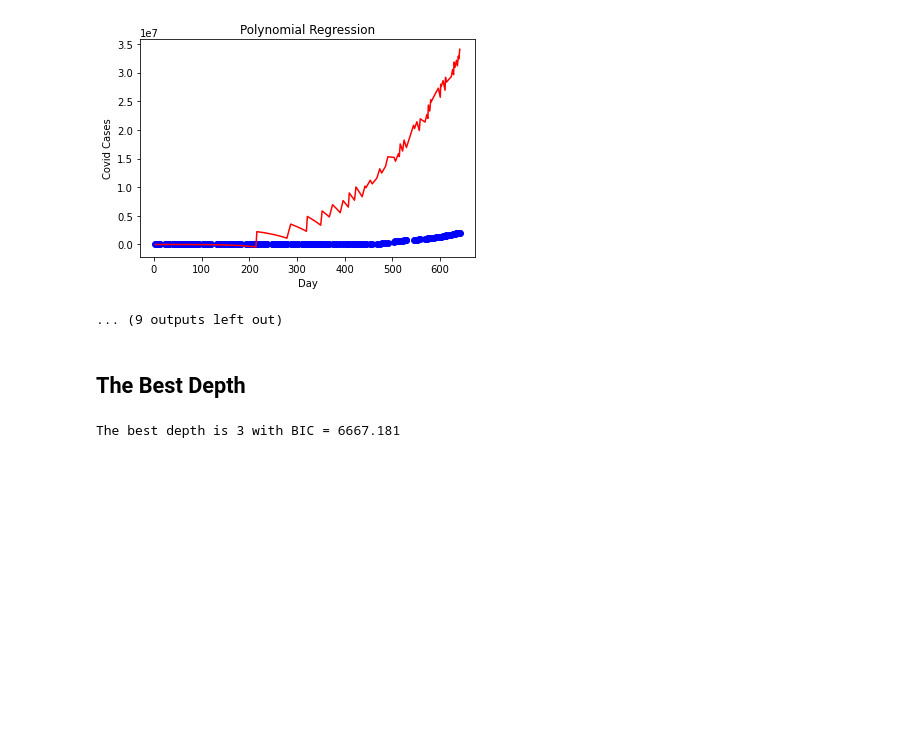
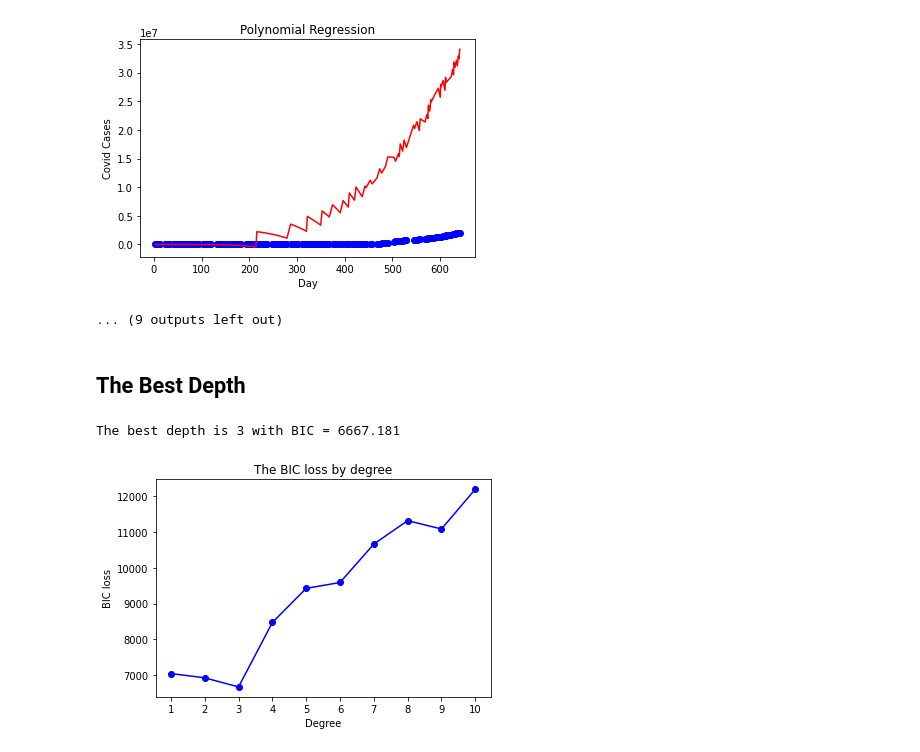
Before and after one commit to ChungKiet/CovidPredict, a Jupyter notebook: code/CovidCode.ipynb, the cells around one changed output. Cells and saved outputs as stored; diff of their text form; code cells hidden in the pictures; blank space fills up the shorter version.

```diff
--- a/code/CovidCode.ipynb
+++ b/code/CovidCode.ipynb
@@ -117,0 +111,11 @@ count = [test for test in result if test < 0]
+# %%
+depth = range(LEFT, RIGHT + 1)
+plt.plot(depth, ArrLoss, marker='o', color = 'blue')
+plt.xticks(depth, rangeDepth)
+plt.title('The BIC loss by degree')
+plt.xlabel('Degree')
+plt.ylabel('BIC loss')
+
+plt.show()
+# %% [output]
+[figure, added]
```
Also changed, not shown: parts of 3 cells of this notebook, 2 other files.
